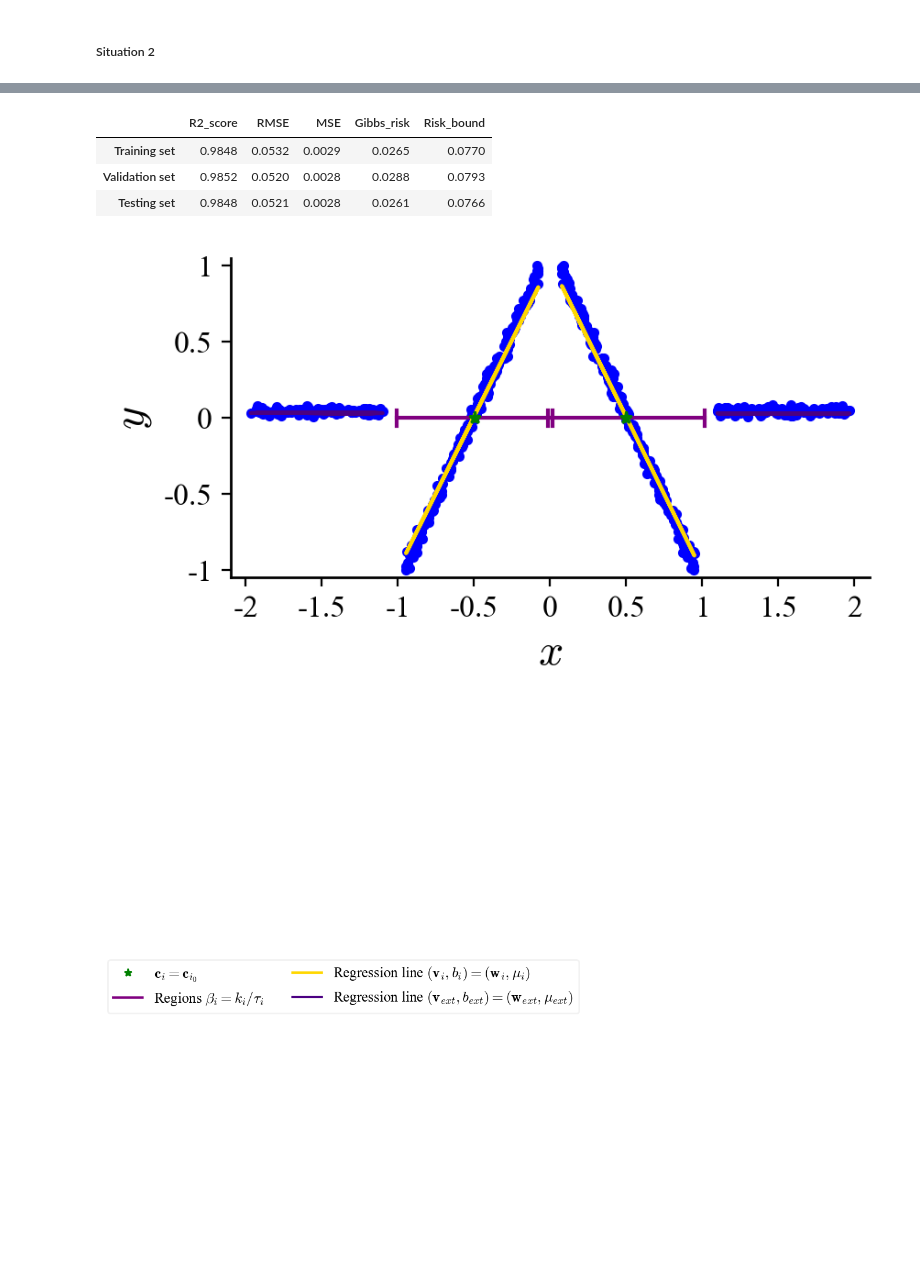
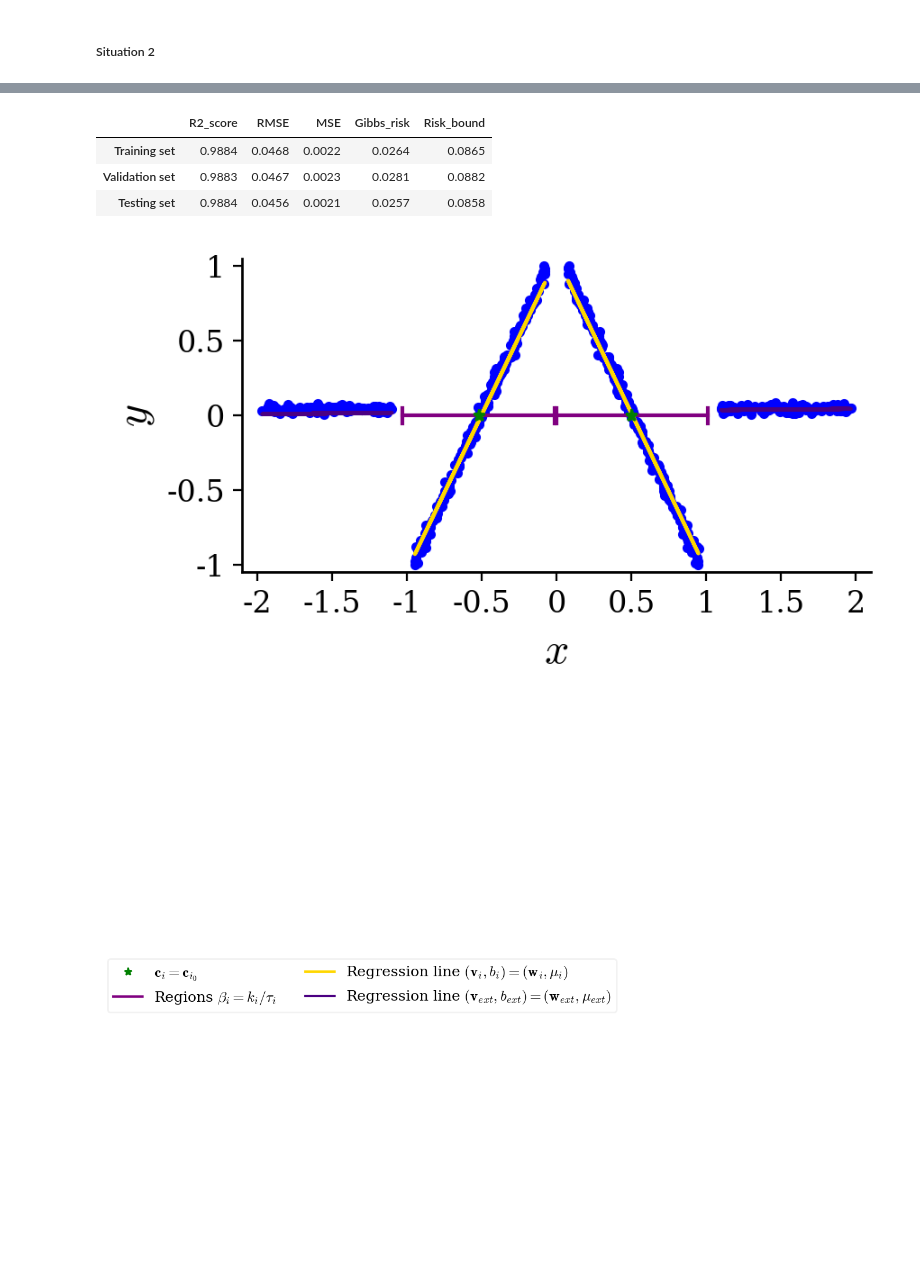
Before and after one commit to ncod140/MoTLM, a Jupyter notebook: MoTLM_with_unknown_points_of_interest (Synthetic data).ipynb, the cells around one changed output, grey strips where cells are left out. Saved outputs shown, nothing was run; the diff lists cells and outputs as text; code cells hidden in the pictures.

```diff
--- a/MoTLM_with_unknown_points_of_interest (Synthetic data).ipynb
+++ b/MoTLM_with_unknown_points_of_interest (Synthetic data).ipynb
@@ -351,14 +350,12 @@ train_size=0.70
 lr=0.1
 lambda_param=200
 max_iters=2000
-scale=False
 lambda_validation=True
-times=times
-check_multicollinearity=True
+times= 10#times
 return_flag='complex'
 # %% [markdown]
 ##### Situation 1
 # %%
-lambda_param, X0_1_enc, Epsilon, W, w_ext, MU, mu_ext, K, TAU, BETA, summary, X_train, X_test, ytrain_true, ytest_true, ytrain_pred, ytest_pred = Algorithm_of_MoTLM_with_unknown_points_of_interest.Mixture_reg(df_1.copy(), target_name, synthetic_data_flag=True, n_points=1, train_size=train_size, lr=lr, lambda_param=lambda_param, max_iters=max_iters, scale=scale, lambda_validation=lambda_validation, times=times, check_multicollinearity=check_multicollinearity, return_flag=return_flag)
+lambda_param, X0_1_enc, Epsilon, W, w_ext, MU, mu_ext, K, TAU, BETA, summary, X_train, X_test, ytrain_true, ytest_true, ytrain_pred, ytest_pred = Algorithm_of_MoTLM_with_unknown_points_of_interest.Mixture_reg(df_1.copy(), target_name, n_points=1, synthetic_data_flag=True, train_size=train_size, lr=lr, lambda_param=lambda_param, max_iters=max_iters, lambda_validation=lambda_validation, times=times, return_flag=return_flag)
 # %% [output]
 ***************** Mixtures of transparent local models without given points of interest *****************
@@ -442,6 +440,6 @@ utility_figures.visualize_hybrid_lr_reg_gn(X=X_test, y=ytest_true, Xc=X0_1_enc,
 # %% [markdown]
 ##### Situation 2
 # %%
-lambda_param_, X0_2_enc, Epsilon_, W_, w_ext_, MU_, mu_ext_, K_, TAU_, BETA_, summary_, X_train_, X_test_, ytrain_true_, ytest_true_, ytrain_pred_, ytest_pred_ = Algorithm_of_MoTLM_with_unknown_points_of_interest.Mixture_reg(df_2.copy(), target_name, synthetic_data_flag=True, n_points=2, train_size=train_size, lr=lr, lambda_param=lambda_param, max_iters=max_iters, scale=scale, lambda_validation=lambda_validation, times=times, check_multicollinearity=check_multicollinearity, return_flag=return_flag)
+lambda_param_, X0_2_enc, Epsilon_, W_, w_ext_, MU_, mu_ext_, K_, TAU_, BETA_, summary_, X_train_, X_test_, ytrain_true_, ytest_true_, ytrain_pred_, ytest_pred_ = Algorithm_of_MoTLM_with_unknown_points_of_interest.Mixture_reg(df_2.copy(), target_name, n_points=2, synthetic_data_flag=True, train_size=train_size, lr=lr, lambda_param=lambda_param, max_iters=max_iters, lambda_validation=lambda_validation, times=times, return_flag=return_flag)
 # %% [output]
 ***************** Mixtures of transparent local models without given points of interest *****************
@@ -528,15 +526,16 @@ rho_ext = 0.0451087386597235, sigma_ext = 0.118136
 summary_
 # %% [output]
 |  | R2_score | RMSE | MSE | Gibbs_risk | Risk_bound |
-| Training set | 0.9848 | 0.0532 | 0.0029 | 0.0265 | 0.0770 |
-| Validation set | 0.9852 | 0.0520 | 0.0028 | 0.0288 | 0.0793 |
-| Testing set | 0.9848 | 0.0521 | 0.0028 | 0.0261 | 0.0766 |
+| Training set | 0.9884 | 0.0468 | 0.0022 | 0.0264 | 0.0865 |
+| Validation set | 0.9883 | 0.0467 | 0.0023 | 0.0281 | 0.0882 |
+| Testing set | 0.9884 | 0.0456 | 0.0021 | 0.0257 | 0.0858 |
 # %%
+ytrain_std_ = numpy.std(ytrain_true_)
 Mat_dists_train_ = LA.norm((X0_2_enc.reshape(X0_2_enc.shape[0], 1, X0_2_enc.shape[1]) - X_train_), axis=2)
-xmin_, xmax_, ymin_, ymax_ = utility_figures.get_xlimit_ylimit_hybrid_gn(X=X_train_, y=ytrain_true_, Xc=X0_2_enc, dist_type='euclidean', Mat_dists=Mat_dists_train_, V=W_, v_ext=w_ext_, B=MU_, b_ext=mu_ext_, BETA=BETA_)
-utility_figures.visualize_hybrid_lr_reg_gn(X=X_train_, y=ytrain_true_, Xc=X0_2_enc, Yc=Y0_2, dist_type='euclidean', Mat_dists=Mat_dists_train_, V=W_, v_ext=w_ext_, B=MU_, b_ext=mu_ext_, BETA=BETA_, xmin=xmin_, xmax=xmax_, ymin=ymin_, ymax=ymax_, situation=situation_2, jeu='Apprentissage', learning_type_flag='Search', lang='en')
+xmin_, xmax_, ymin_, ymax_ = utility_figures.get_xlimit_ylimit_hybrid_gn(X=X_train_, y=ytrain_true_, y_train_std=ytrain_std_, Xc=X0_2_enc, dist_type='euclidean', Mat_dists=Mat_dists_train_, V=W_, v_ext=w_ext_, B=MU_, b_ext=mu_ext_, BETA=BETA_)
+utility_figures.visualize_hybrid_lr_reg_gn(X=X_train_, y=ytrain_true_, y_train_std=ytrain_std_, Xc=X0_2_enc, Yc=Y0_2, dist_type='euclidean', Mat_dists=Mat_dists_train_, V=W_, v_ext=w_ext_, B=MU_, b_ext=mu_ext_, BETA=BETA_, xmin=xmin_, xmax=xmax_, ymin=ymin_, ymax=ymax_, situation=situation_2, jeu='Apprentissage', learning_type_flag='Search', lang='en')
 # %% [output]
-[figure, old version]
+[figure, new version]
-[figure, old version]
+[figure, new version]
 # %%
 Mat_dists_test_ = LA.norm((X0_2_enc.reshape(X0_2_enc.shape[0], 1, X0_2_enc.shape[1]) - X_test_), axis=2)
```
Also changed, not shown: parts of 21 cells of this notebook, 57 other files.
